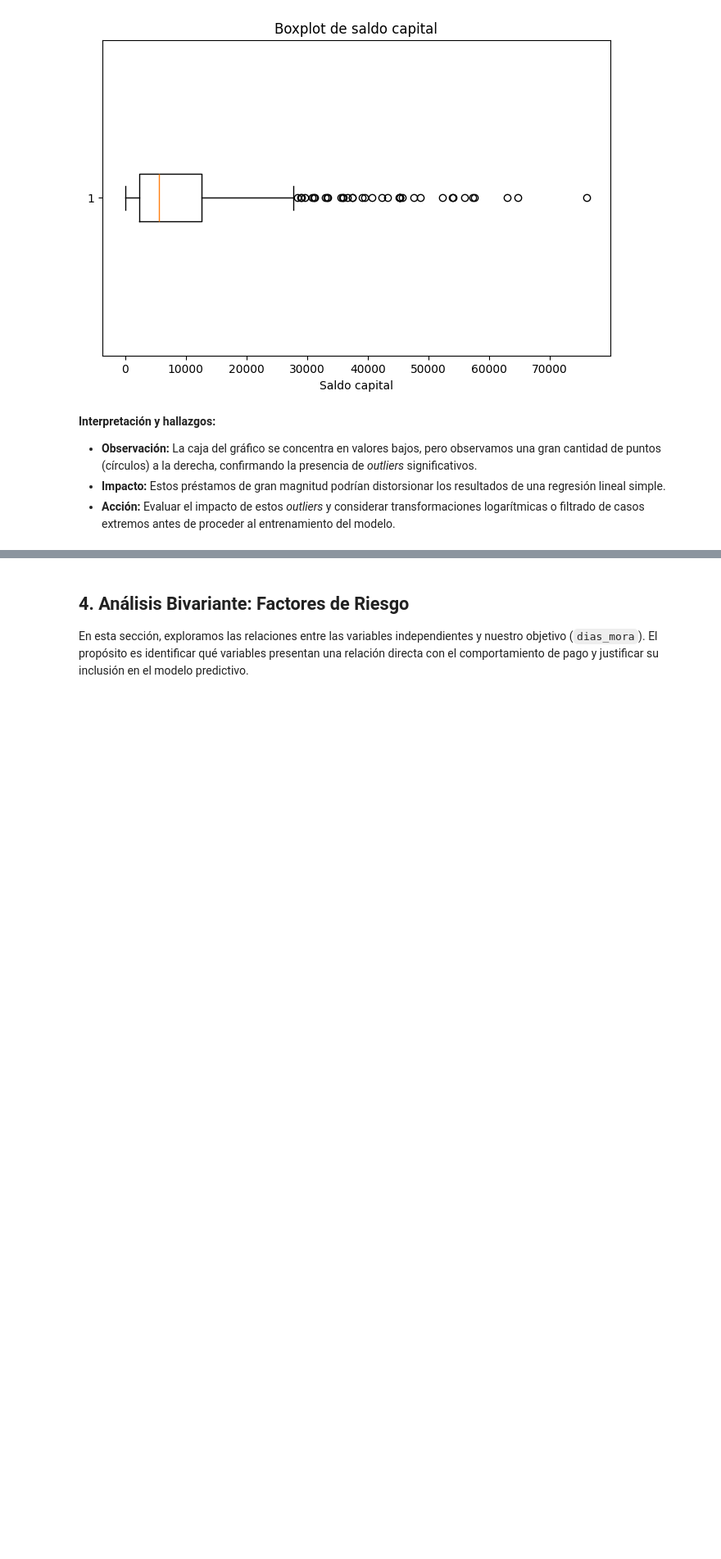
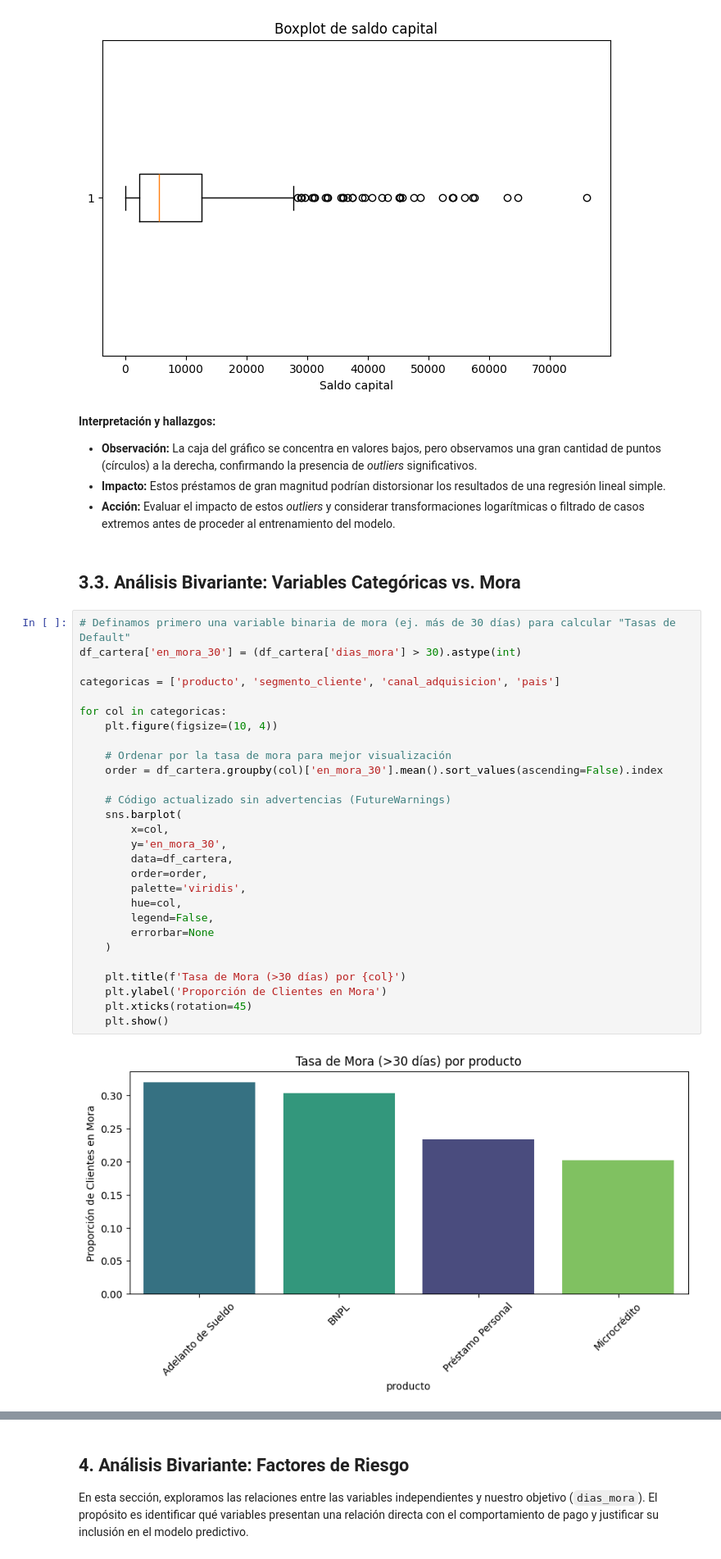
Before and after one commit to FrancoRobottiWork/Analista-de-Proyeccion-de-Riesgo, a Jupyter notebook: notebooks/00_analisis_exploratorio.ipynb, the cells around one changed output, grey strips where cells are left out. Shown: that part at 82% size. Drawn from its saved outputs; the diff is of its cells as text; blank space fills up the shorter version.

```diff
--- a/notebooks/00_analisis_exploratorio.ipynb
+++ b/notebooks/00_analisis_exploratorio.ipynb
@@ -190,3 +189,35 @@ plt.show()
 * **Observación:** La caja del gráfico se concentra en valores bajos, pero observamos una gran cantidad de puntos (círculos) a la derecha, confirmando la presencia de *outliers* significativos.
 * **Impacto:** Estos préstamos de gran magnitud podrían distorsionar los resultados de una regresión lineal simple.
 * **Acción:** Evaluar el impacto de estos *outliers* y considerar transformaciones logarítmicas o filtrado de casos extremos antes de proceder al entrenamiento del modelo.
+# %% [markdown]
+## 3.3. Análisis Bivariante: Variables Categóricas vs. Mora
+# %%
+# Definamos primero una variable binaria de mora (ej. más de 30 días) para calcular "Tasas de Default"
+df_cartera['en_mora_30'] = (df_cartera['dias_mora'] > 30).astype(int)
+
+categoricas = ['producto', 'segmento_cliente', 'canal_adquisicion', 'pais']
+
+for col in categoricas:
+    plt.figure(figsize=(10, 4))
+
+    # Ordenar por la tasa de mora para mejor visualización
+    order = df_cartera.groupby(col)['en_mora_30'].mean().sort_values(ascending=False).index
+
+    # Código actualizado sin advertencias (FutureWarnings)
+    sns.barplot(
+        x=col,
+        y='en_mora_30',
+        data=df_cartera,
+        order=order,
+        palette='viridis',
+        hue=col,
+        legend=False,
+        errorbar=None
+    )
+
+    plt.title(f'Tasa de Mora (>30 días) por {col}')
+    plt.ylabel('Proporción de Clientes en Mora')
+    plt.xticks(rotation=45)
+    plt.show()
+# %% [output]
+[figure, added]
```
Also changed, not shown: parts of 6 cells of this notebook, 3 other files.
